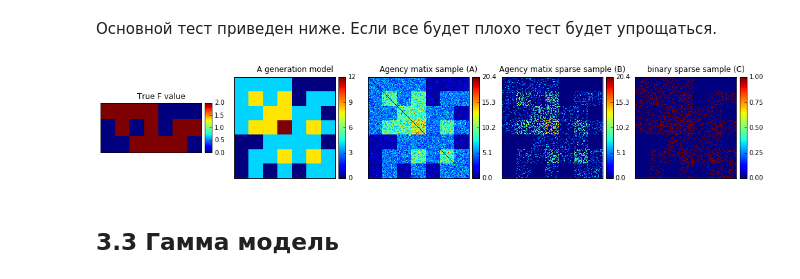
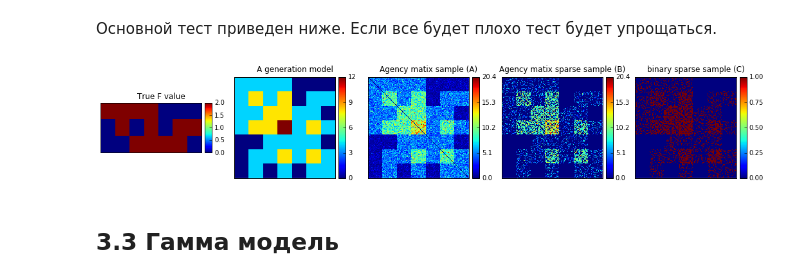
Before and after one commit to yangkuoone/WeiCLAM, a Jupyter notebook: code/Experiments.ipynb, the cells around one changed output. Saved outputs shown, nothing was run; the diff lists cells and outputs as text; code cells hidden in the pictures.

```diff
--- a/code/Experiments.ipynb
+++ b/code/Experiments.ipynb
@@ -36,18 +36,19 @@ from Experiments import *
 # %%
 F_true = Fs3[0]
 A = gamma_model_test_data(F_true)
-power = 0.05
+power = 0.1
 P = np.exp(- power * F_true.T.dot(F_true))
-mask = P >= np.random.rand(*A.shape)
+rand = np.random.rand(*A.shape)
+mask = P >= ((rand + rand.T) / 2.0)
 
 B = A.copy()
 B[mask] = 0
 C = B.copy()
 C[B != 0] = 1
 
 draw_test_sample(F_true, A, B, C)
 # %% [output]
-[figure, old version]
+[figure, new version]
 # %% [markdown]
 ## 3.3 Гамма модель
 # %% [markdown]
```
Also changed, not shown: parts of 28 cells of this notebook, 4 other files.
